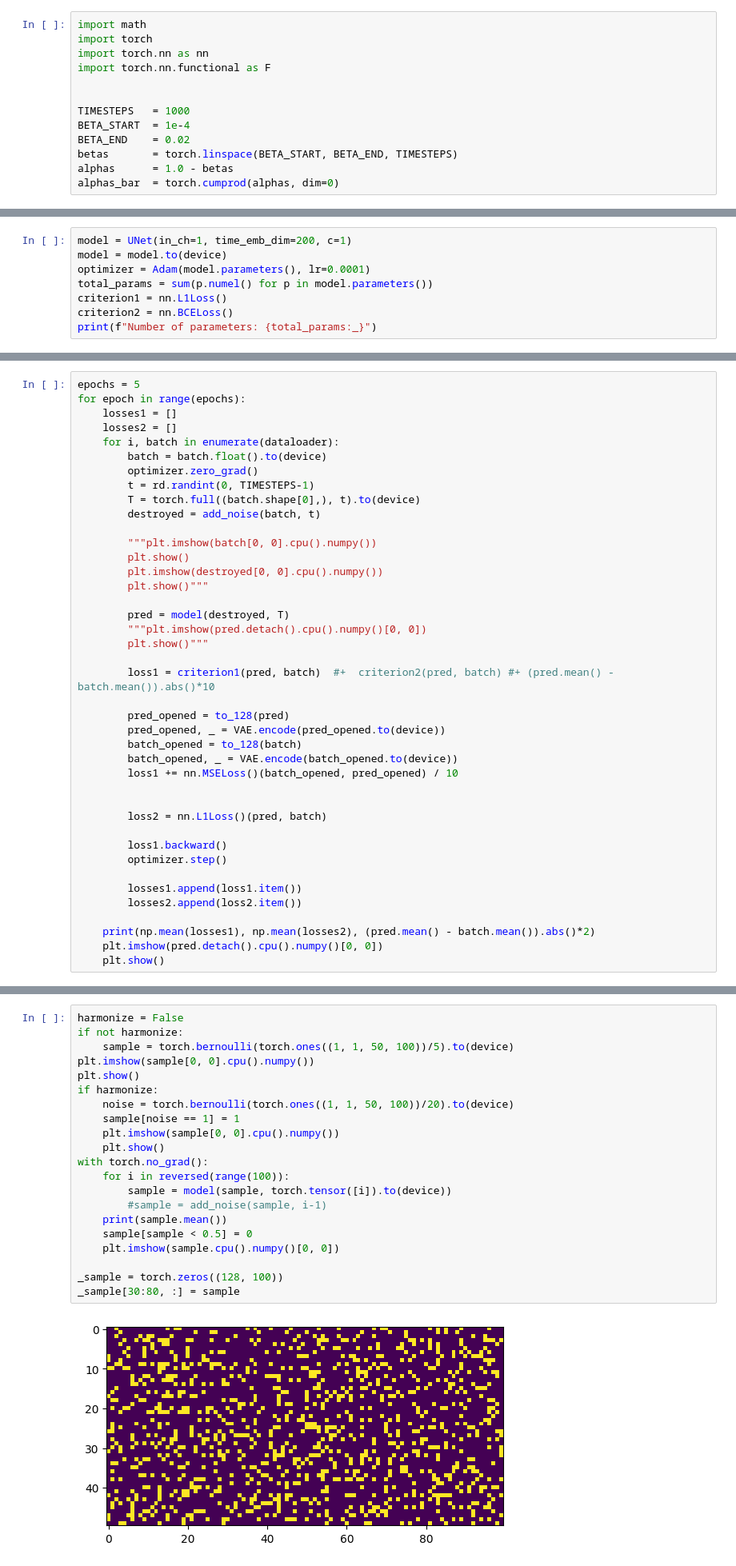
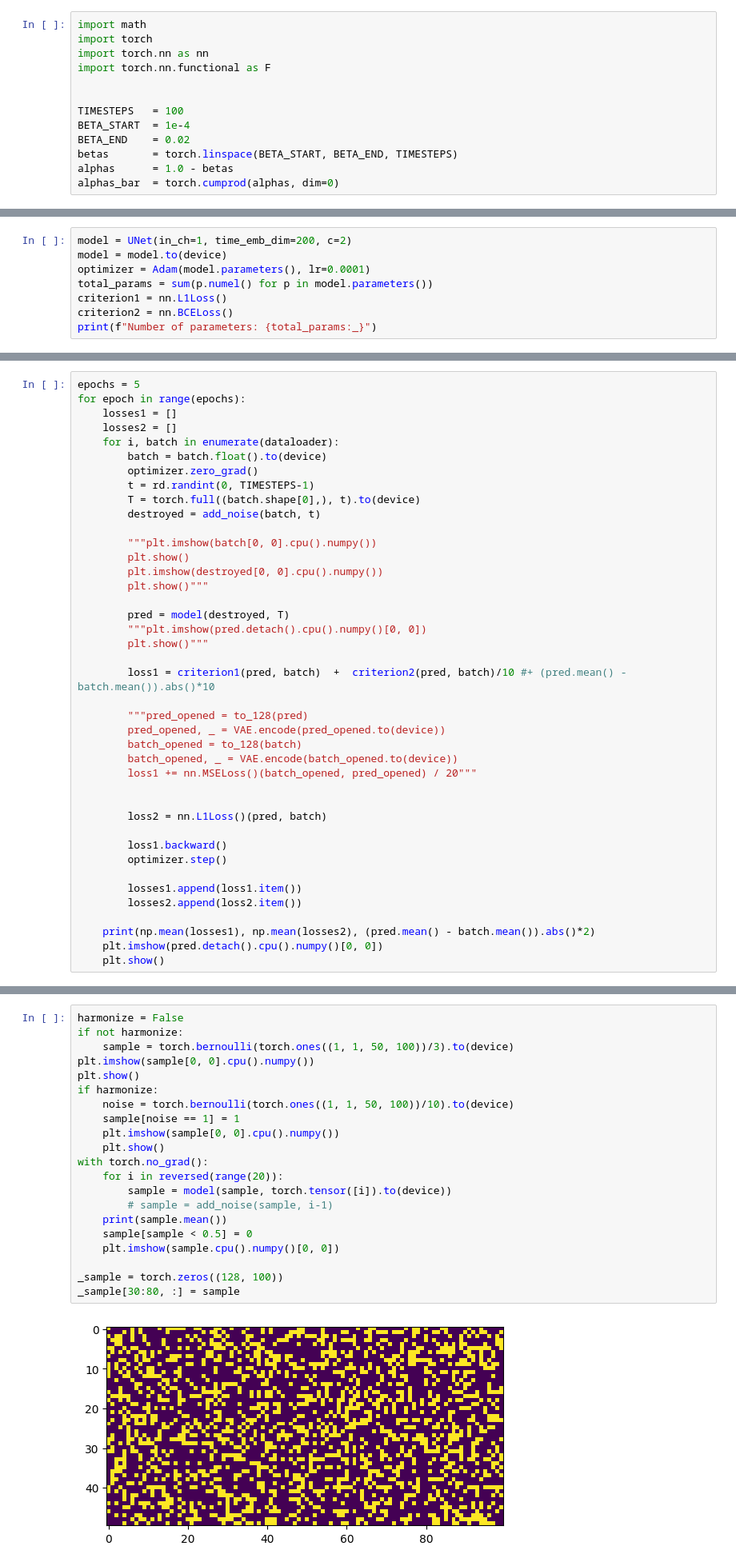
Before and after one commit to MarioPaerle/DIATONICA, a Jupyter notebook: DiscreteBachDiffusion.ipynb, the cells around one changed output, grey strips where cells are left out. Shown at 80% size. Saved outputs shown, nothing was run; the diff lists cells and outputs as text.

```diff
--- a/DiscreteBachDiffusion.ipynb
+++ b/DiscreteBachDiffusion.ipynb
@@ -79,7 +79,7 @@ import torch.nn as nn
 import torch.nn.functional as F
 
 
-TIMESTEPS   = 1000
+TIMESTEPS   = 100
 BETA_START  = 1e-4
 BETA_END    = 0.02
 betas       = torch.linspace(BETA_START, BETA_END, TIMESTEPS)
@@ -345,7 +367,7 @@ The Model is a simple UNet with 4 downsampling, it can be made way more powerful
 
 With the train as implemented now the model tries to restore the entire pianoroll from a random timestep t corrupted image, then the L1 loss is computed with the undestroyed "image"
 # %%
-model = UNet(in_ch=1, time_emb_dim=200, c=1)
+model = UNet(in_ch=1, time_emb_dim=200, c=2)
 model = model.to(device)
 optimizer = Adam(model.parameters(), lr=0.0001)
 total_params = sum(p.numel() for p in model.parameters())
@@ -377,13 +399,13 @@ for epoch in range(epochs):
         """plt.imshow(pred.detach().cpu().numpy()[0, 0])
         plt.show()"""
 
-        loss1 = criterion1(pred, batch)  #+  criterion2(pred, batch) #+ (pred.mean() - batch.mean()).abs()*10
+        loss1 = criterion1(pred, batch)  +  criterion2(pred, batch)/10 #+ (pred.mean() - batch.mean()).abs()*10
 
-        pred_opened = to_128(pred)
+        """pred_opened = to_128(pred)
         pred_opened, _ = VAE.encode(pred_opened.to(device))
         batch_opened = to_128(batch)
         batch_opened, _ = VAE.encode(batch_opened.to(device))
-        loss1 += nn.MSELoss()(batch_opened, pred_opened) / 10
+        loss1 += nn.MSELoss()(batch_opened, pred_opened) / 20"""
 
 
         loss2 = nn.L1Loss()(pred, batch)
@@ -460,23 +482,23 @@ NameError: name 'batch' is not defined
 # %%
 harmonize = False
 if not harmonize:
-    sample = torch.bernoulli(torch.ones((1, 1, 50, 100))/5).to(device)
+    sample = torch.bernoulli(torch.ones((1, 1, 50, 100))/3).to(device)
 plt.imshow(sample[0, 0].cpu().numpy())
 plt.show()
 if harmonize:
-    noise = torch.bernoulli(torch.ones((1, 1, 50, 100))/20).to(device)
+    noise = torch.bernoulli(torch.ones((1, 1, 50, 100))/10).to(device)
     sample[noise == 1] = 1
     plt.imshow(sample[0, 0].cpu().numpy())
     plt.show()
 with torch.no_grad():
-    for i in reversed(range(100)):
+    for i in reversed(range(20)):
         sample = model(sample, torch.tensor([i]).to(device))
-        #sample = add_noise(sample, i-1)
+        # sample = add_noise(sample, i-1)
     print(sample.mean())
     sample[sample < 0.5] = 0
     plt.imshow(sample.cpu().numpy()[0, 0])
 
 _sample = torch.zeros((128, 100))
 _sample[30:80, :] = sample
 # %% [output]
-[figure, old version]
+[figure, new version]
```
Also changed, not shown: parts of 10 cells of this notebook.
